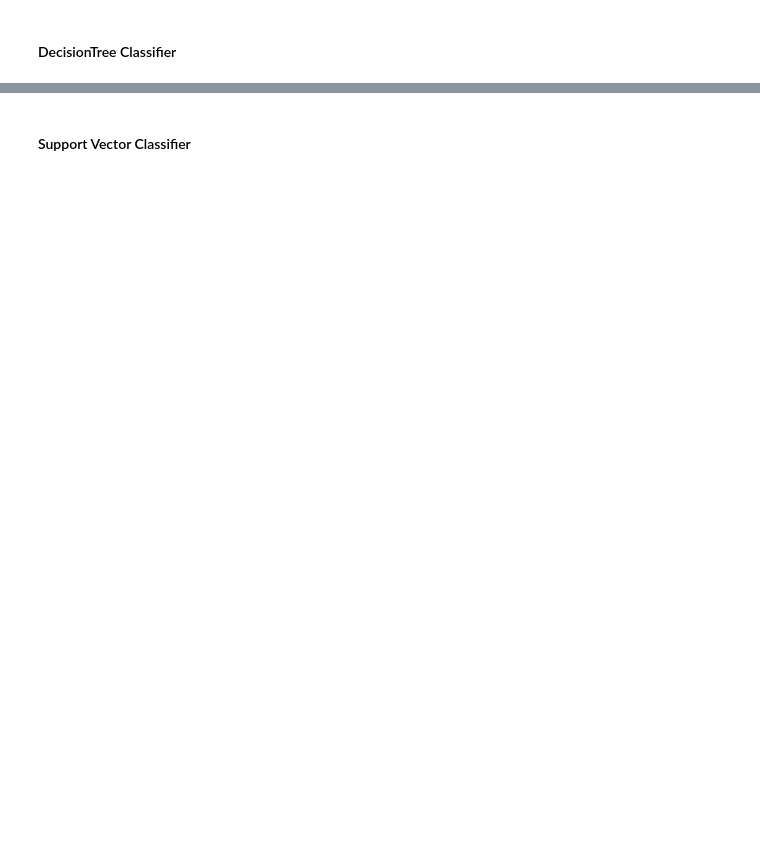
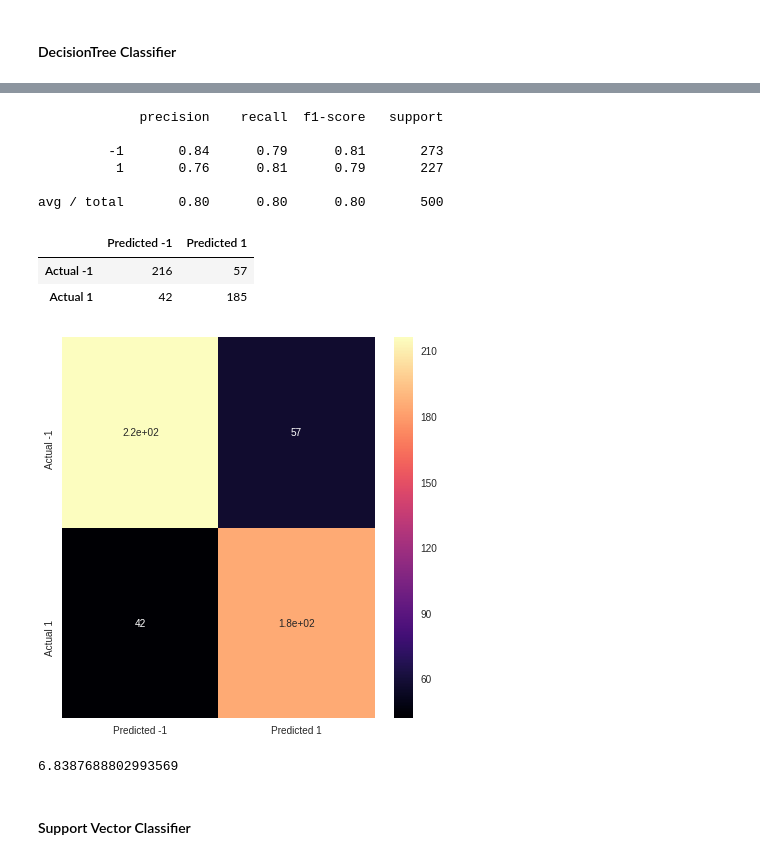
Before and after one commit to godsylla/UCI-Madelon-Dataset, a Jupyter notebook: ipynb/04-Classify_Using_Relevant_Features.ipynb, the cells around one changed output, grey strips where cells are left out. Saved outputs shown, nothing was run; the diff lists cells and outputs as text; code cells hidden in the pictures; blank space fills up the shorter version.

```diff
--- a/ipynb/04-Classify_Using_Relevant_Features.ipynb
+++ b/ipynb/04-Classify_Using_Relevant_Features.ipynb
@@ -531,0 +576,4 @@ pd.DataFrame(knnGS.predict_proba(madelonXtest), columns=['Probability -1', 'Prob
+# %%
+dectreeGS = GridSearchCV(dectreePipe, param_grid=dectreeParam, cv=5)
+# %%
+dectreeGS.fit(madelonXtrain, madelonytrain)
@@ -531,0 +621,3 @@ pd.DataFrame(knnGS.predict_proba(madelonXtest), columns=['Probability -1', 'Prob
+# %%
+dectreeGS_ypreds = dectreeGS.predict(madelonXtest)
+dectreeGS_ypreds[:5]
@@ -532,2 +636,30 @@ pd.DataFrame(knnGS.predict_proba(madelonXtest), columns=['Probability -1', 'Prob
+# %%
+print(classification_report(madelonytest, dectreeGS_ypreds))
+# %% [output]
+             precision    recall  f1-score   support
+
+         -1       0.84      0.79      0.81       273
+          1       0.76      0.81      0.79       227
+
+avg / total       0.80      0.80      0.80       500
+# %%
+dectreeGS_confMatrix = pd.DataFrame(confusion_matrix(madelonytest, dectreeGS_ypreds), columns=['Predicted -1', \
+                                                                                               'Predicted 1'],\
+                                   index=['Actual -1', 'Actual 1'])
+dectreeGS_confMatrix
+# %% [output]
+|  | Predicted -1 | Predicted 1 |
+| Actual -1 | 216 | 57 |
+| Actual 1 | 42 | 185 |
+# %%
+plt.figure(figsize=(7,7))
+_ = sns.heatmap(dectreeGS_confMatrix, annot=True, cmap='magma')
+# %% [output]
+[figure, added]
+# %%
+dectree_logloss = log_loss(madelonytest, dectreeGS_ypreds)
+dectree_logloss
+# %% [output]
+6.8387688802993569
 # %% [markdown]
 #### Support Vector Classifier
```
Also changed, not shown: parts of 27 cells of this notebook.
